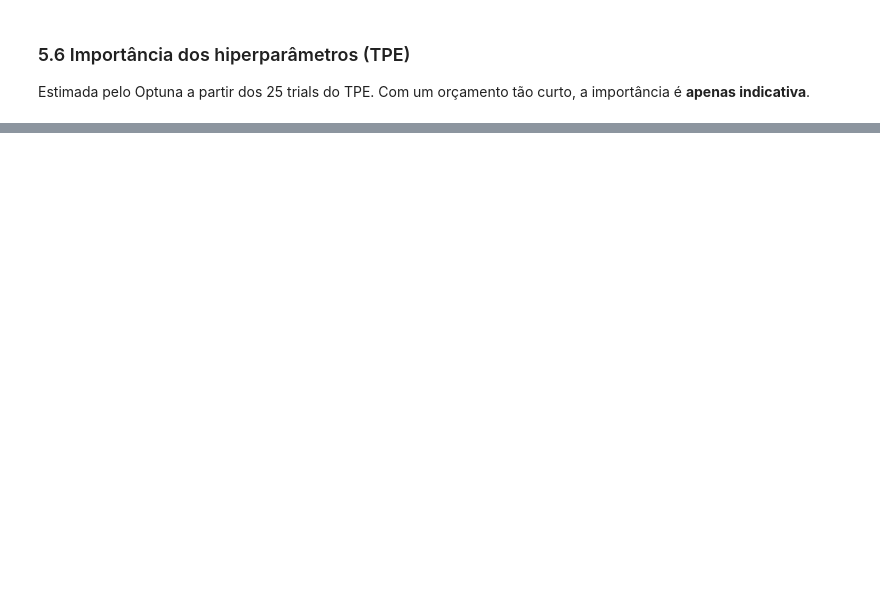
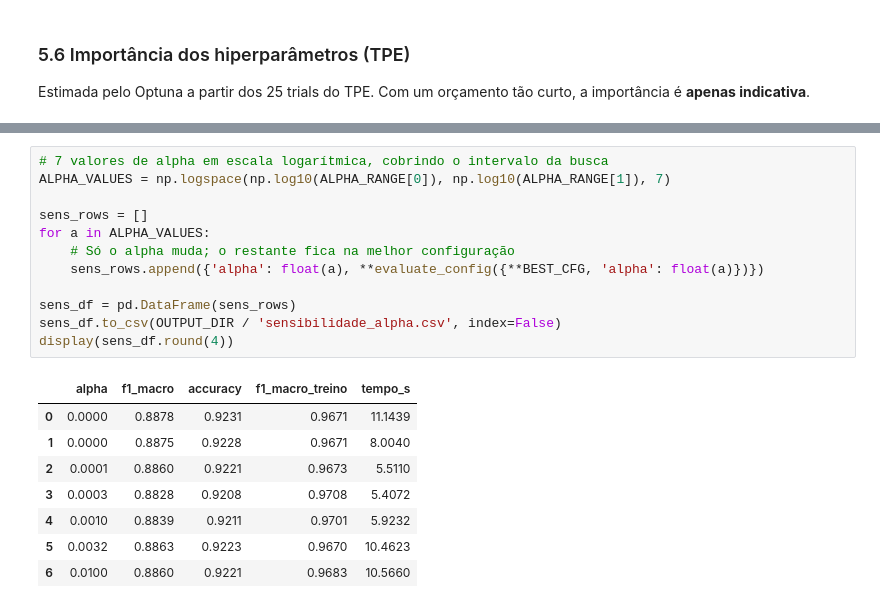
Before and after one commit to lianeheidemann/modelnet10-mlp-hiperparametros, a Jupyter notebook: notebooks/mlp_modelnet10.ipynb, the cells around one changed output, grey strips where cells are left out. Saved outputs shown, nothing was run; the diff lists cells and outputs as text; blank space fills up the shorter version.

```diff
--- a/notebooks/mlp_modelnet10.ipynb
+++ b/notebooks/mlp_modelnet10.ipynb
@@ -655,0 +664,21 @@ plt.show()
+# %%
+# 7 valores de alpha em escala logarítmica, cobrindo o intervalo da busca
+ALPHA_VALUES = np.logspace(np.log10(ALPHA_RANGE[0]), np.log10(ALPHA_RANGE[1]), 7)
+
+sens_rows = []
+for a in ALPHA_VALUES:
+    # Só o alpha muda; o restante fica na melhor configuração
+    sens_rows.append({'alpha': float(a), **evaluate_config({**BEST_CFG, 'alpha': float(a)})})
+
+sens_df = pd.DataFrame(sens_rows)
+sens_df.to_csv(OUTPUT_DIR / 'sensibilidade_alpha.csv', index=False)
+display(sens_df.round(4))
+# %% [output]
+|  | alpha | f1_macro | accuracy | f1_macro_treino | tempo_s |
+| 0 | 0.0000 | 0.8878 | 0.9231 | 0.9671 | 11.1439 |
+| 1 | 0.0000 | 0.8875 | 0.9228 | 0.9671 | 8.0040 |
+| 2 | 0.0001 | 0.8860 | 0.9221 | 0.9673 | 5.5110 |
+| 3 | 0.0003 | 0.8828 | 0.9208 | 0.9708 | 5.4072 |
+| 4 | 0.0010 | 0.8839 | 0.9211 | 0.9701 | 5.9232 |
+| 5 | 0.0032 | 0.8863 | 0.9223 | 0.9670 | 10.4623 |
+| 6 | 0.0100 | 0.8860 | 0.9221 | 0.9683 | 10.5660 |
```
Also changed, not shown: parts of 18 cells of this notebook, 13 other files.
